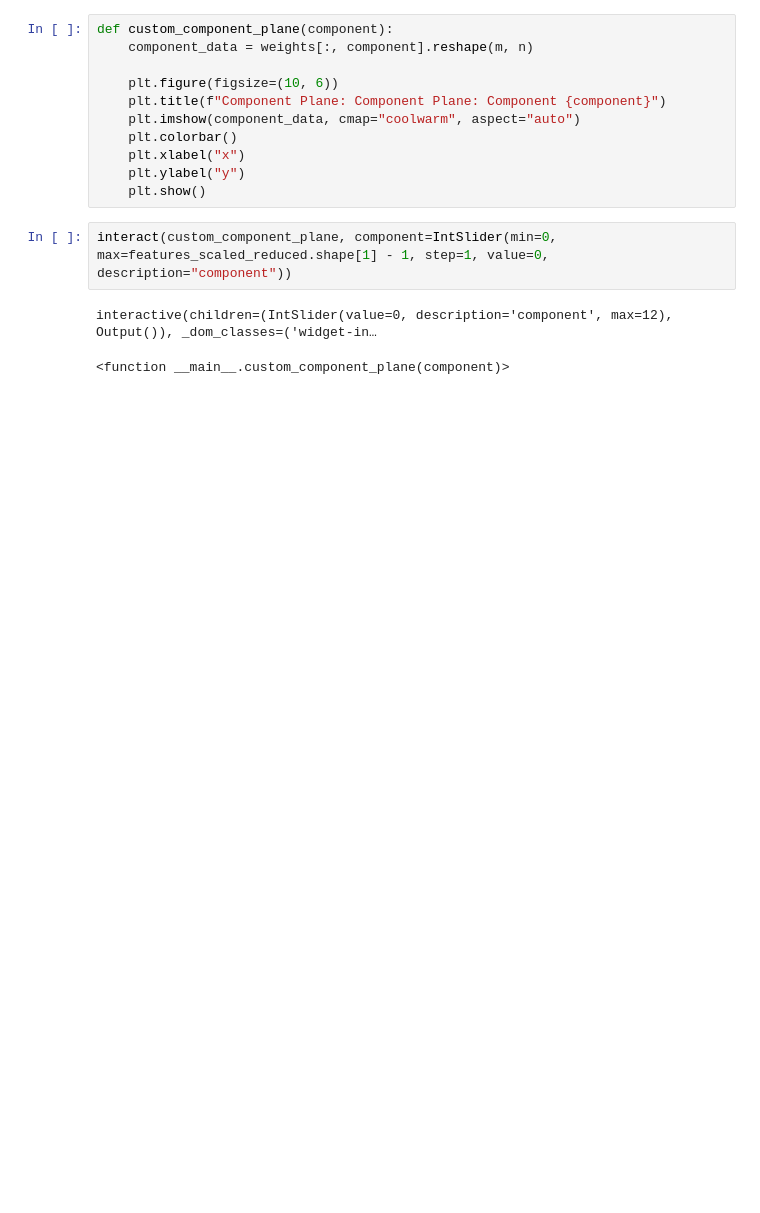
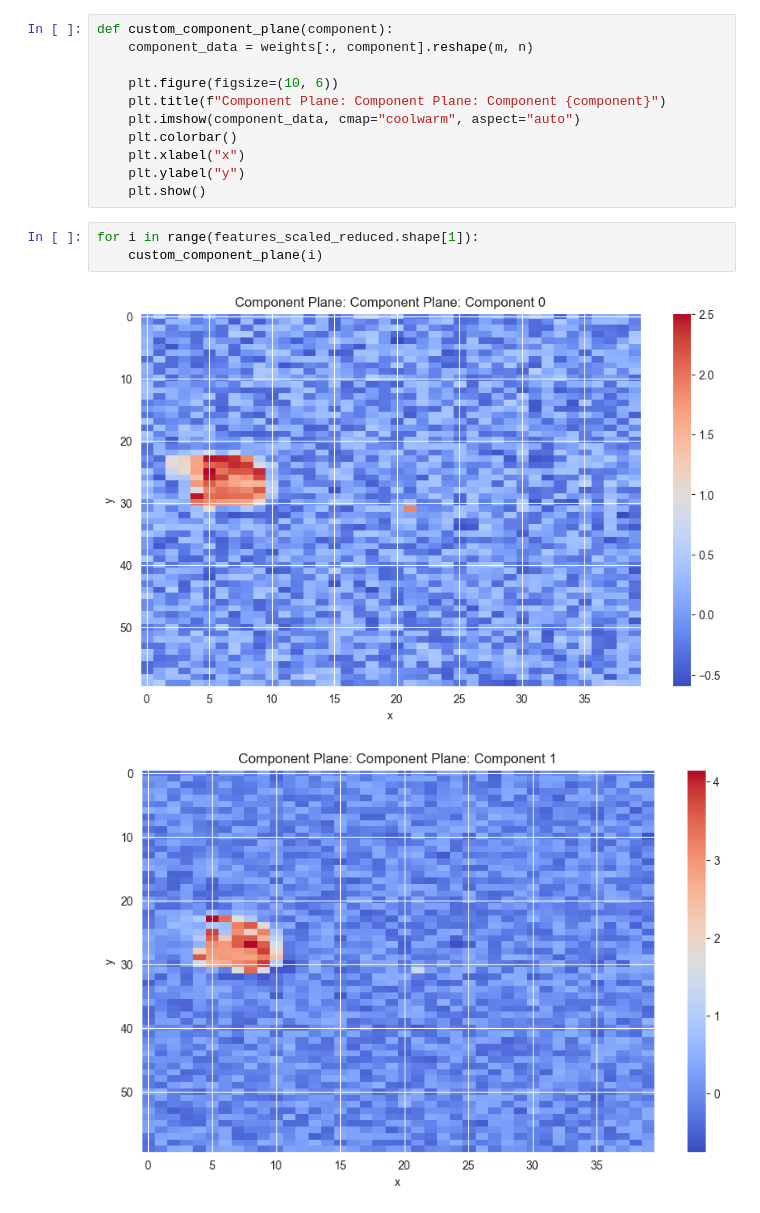
Before and after one commit to landgrafb98/SOM_22_Coding_Topic_G_Demo_DataCombo-3, a Jupyter notebook: Room_Occupancy_60_40.ipynb, the cells around one changed output. Drawn from its saved outputs; the diff is of its cells as text; blank space fills up the shorter version.

```diff
--- a/Room_Occupancy_60_40.ipynb
+++ b/Room_Occupancy_60_40.ipynb
@@ -687,7 +707,8 @@ def custom_component_plane(component):
     plt.ylabel("y")
     plt.show()
 # %%
-interact(custom_component_plane, component=IntSlider(min=0, max=features_scaled_reduced.shape[1] - 1, step=1, value=0, description="component"))
+for i in range(features_scaled_reduced.shape[1]):
+    custom_component_plane(i)
 # %% [output]
-interactive(children=(IntSlider(value=0, description='component', max=12), Output()), _dom_classes=('widget-in…
-<function __main__.custom_component_plane(component)>
+[figure, added]
+[figure, added]
```
Also changed, not shown: parts of 14 cells of this notebook.
